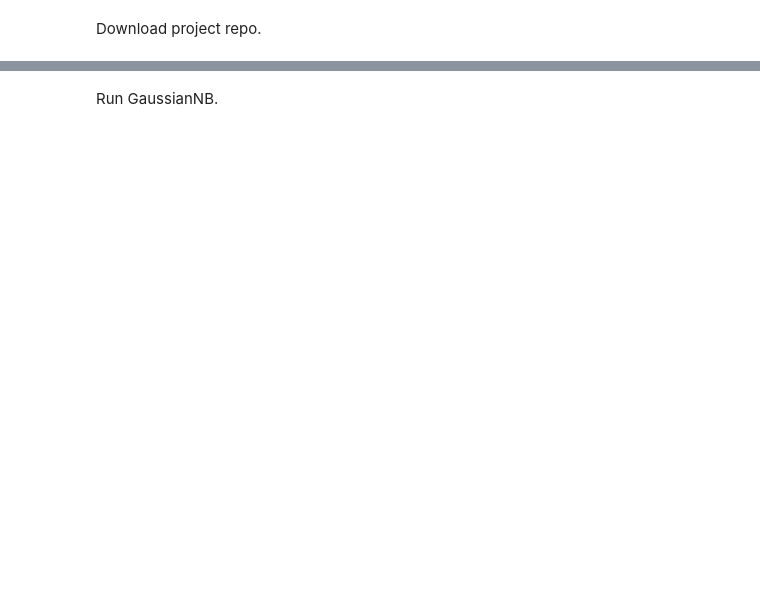
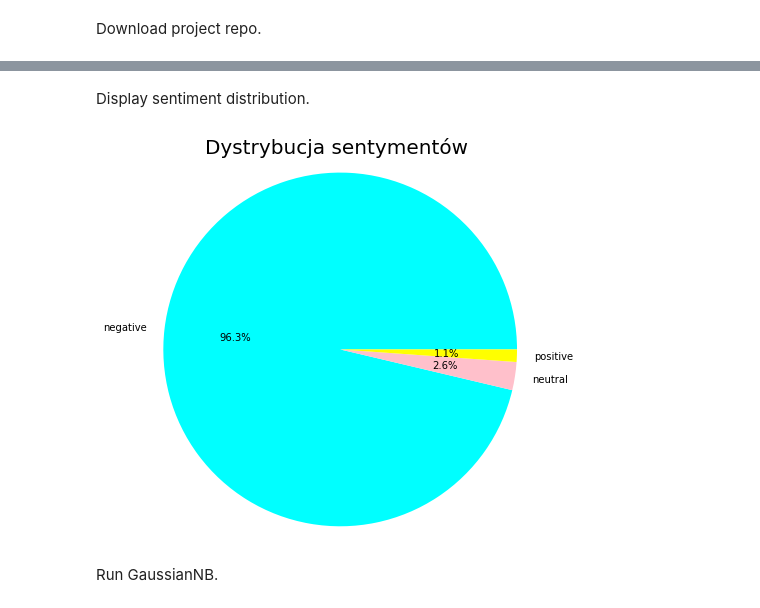
Before and after one commit to pilichm/ZUMNLP_PROJ2, a Jupyter notebook: colab/ZUM_2.ipynb, the cells around one changed output, grey strips where cells are left out. Drawn from its saved outputs; the diff is of its cells as text; code cells hidden in the pictures; blank space fills up the shorter version.

```diff
--- a/colab/ZUM_2.ipynb
+++ b/colab/ZUM_2.ipynb
@@ -35,0 +24,2 @@ data = pd.read_csv(DATASET_PATH, delimiter='\t')
+# %%
+PATH_TO_DATA = '/content/ZUMNLP_PROJ2/data/twitter.csv'
@@ -36,3 +43,9 @@ data = pd.read_csv(DATASET_PATH, delimiter='\t')
+# %% [markdown]
+Display sentiment distribution.
+# %%
+display_sentiment_distribution(path_to_csv=PATH_TO_DATA)
+# %% [output]
+[figure, added]
 # %% [markdown]
 Run GaussianNB.
 # %%
```
Also changed, not shown: parts of 20 cells of this notebook.
